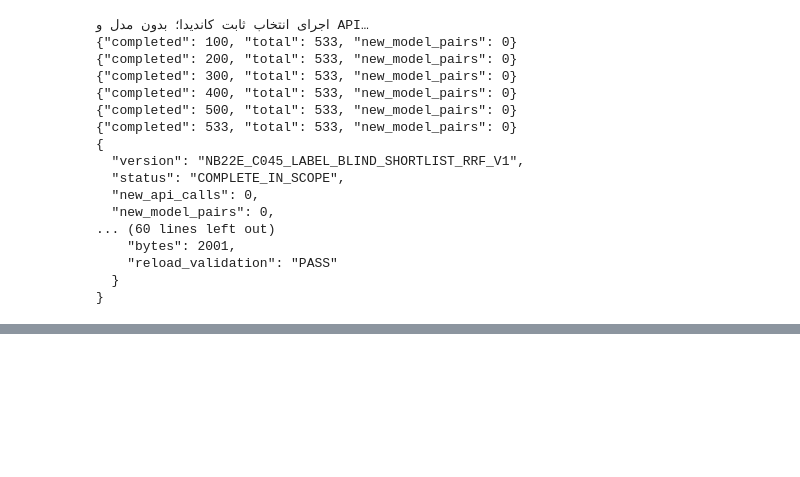
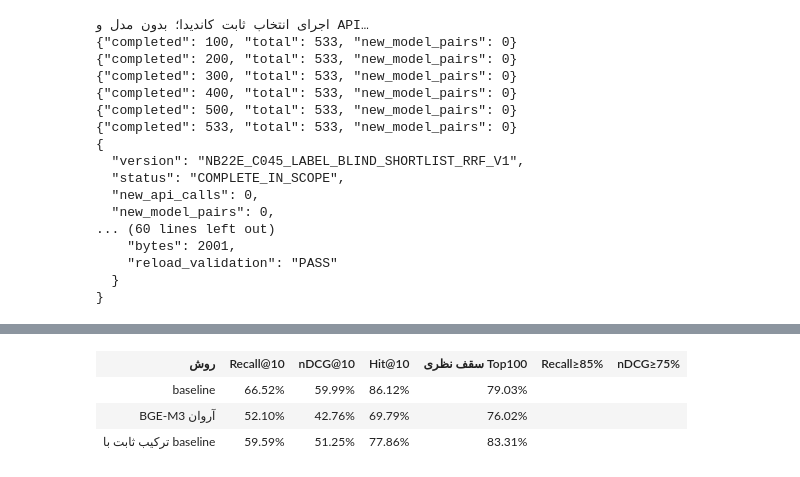
Before and after one commit to Shahbazi-Amir/RAG_finance, a Jupyter notebook: notebooks/phase2/22e_retrieval_experiment_lab_v2.ipynb, the cells around one changed output, grey strips where cells are left out. Drawn from its saved outputs; the diff is of its cells as text; code cells hidden in the pictures; blank space fills up the shorter version.

```diff
--- a/notebooks/phase2/22e_retrieval_experiment_lab_v2.ipynb
+++ b/notebooks/phase2/22e_retrieval_experiment_lab_v2.ipynb
@@ -14666,0 +17833,6 @@ except Exception as exc:
+# %%
+try:
+    import xgboost as xgb
+    print("XGBOOST_READY:", xgb.__version__)
+except Exception as exc:
+    print(type(exc).__name__ + ":", str(exc))
@@ -14666,0 +20293,79 @@ except Exception as exc:
+# %%
+# C055 schema correction — use the project's authoritative question field.
+# No independent API call; then runs the corrected C055 experiment.
+
+import ast
+
+history = get_ipython().history_manager.input_hist_raw
+source_tree = None
+
+for source in reversed(history):
+    try:
+        parsed = ast.parse(source)
+    except SyntaxError:
+        continue
+
+    functions = [
+        node for node in parsed.body
+        if isinstance(node, ast.FunctionDef)
+        and node.name == "c055_run"
+    ]
+    if functions:
+        source_tree = ast.Module(
+            body=[functions[-1]],
+            type_ignores=[],
+        )
+        break
+
+if source_tree is None:
+    raise RuntimeError(
+        "تعریف C055 در سابقهٔ همین Kernel پیدا نشد؛ "
+        "هیچ درخواستی ارسال نشد."
+    )
+
+
+class FixGoldenQuestion(ast.NodeTransformer):
+    def __init__(self):
+        self.changed = 0
+
+    def visit_Subscript(self, node):
+        self.generic_visit(node)
+
+        if (
+            isinstance(node.slice, ast.Constant)
+            and node.slice.value == "question"
+            and isinstance(node.value, ast.Subscript)
+            and isinstance(node.value.value, ast.Name)
+            and node.value.value.id == "golden"
+        ):
+            self.changed += 1
+            node.value = ast.Subscript(
+                value=node.value,
+                slice=ast.Constant(value="evaluation_content"),
+                ctx=ast.Load(),
+            )
+        return node
+
+
+fixer = FixGoldenQuestion()
+fixed_tree = fixer.visit(source_tree)
+
+if fixer.changed != 1:
+    raise RuntimeError(
+        "محل اصلاح سؤال یکتا نیست؛ برای جلوگیری از تغییر اشتباه، "
+        "هیچ درخواستی ارسال نشد."
+    )
+
+ast.fix_missing_locations(fixed_tree)
+exec(
+    compile(fixed_tree, "<C055-question-schema-fix>", "exec"),
+    globals(),
+)
+
+print(
+    "PASS: متن سؤال از evaluation_content.question خوانده می‌شود.",
+    flush=True,
+)
+
+C055 = c055_run()
+# %% [output]
@@ -14666,0 +20390,4 @@ except Exception as exc:
+| روش | Recall@10 | nDCG@10 | Hit@10 | سقف نظری Top100 | Recall≥85% | nDCG≥75% |
+| baseline | 66.52% | 59.99% | 86.12% | 79.03% |  |  |
+| BGE-M3 آروان | 52.10% | 42.76% | 69.79% | 76.02% |  |  |
+| ترکیب ثابت با baseline | 59.59% | 51.25% | 77.86% | 83.31% |  |  |
```
Also changed, not shown: parts of 34 cells of this notebook, 2 other files.
